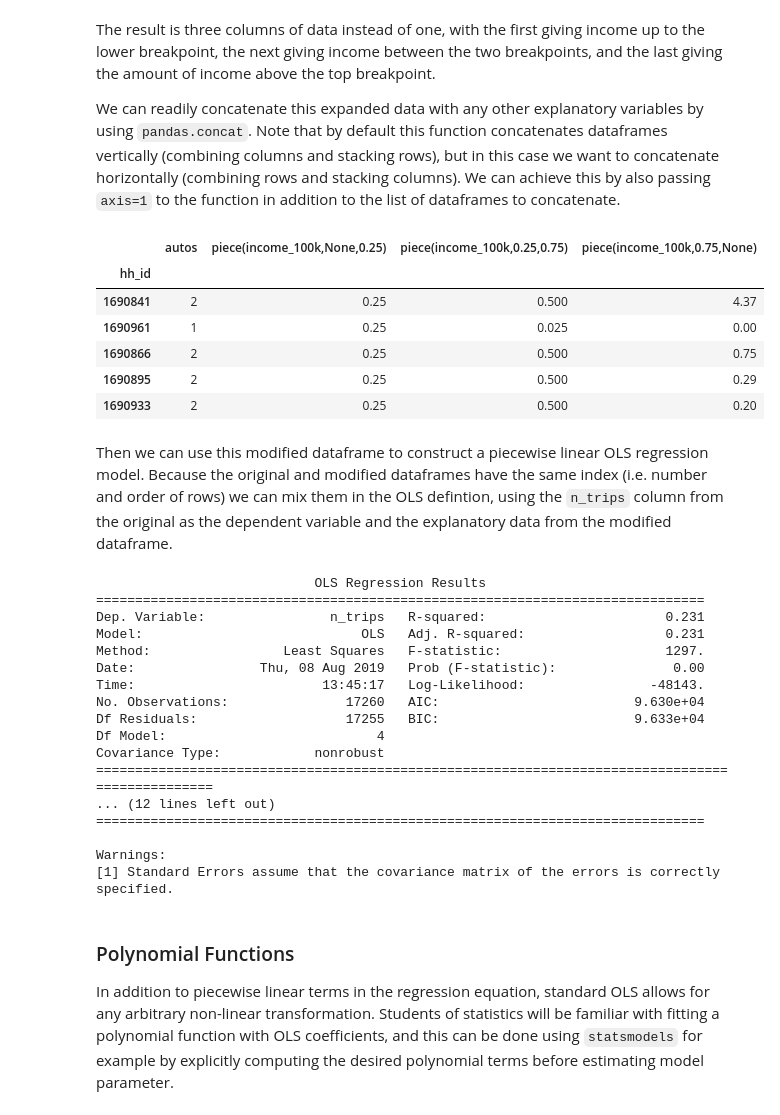
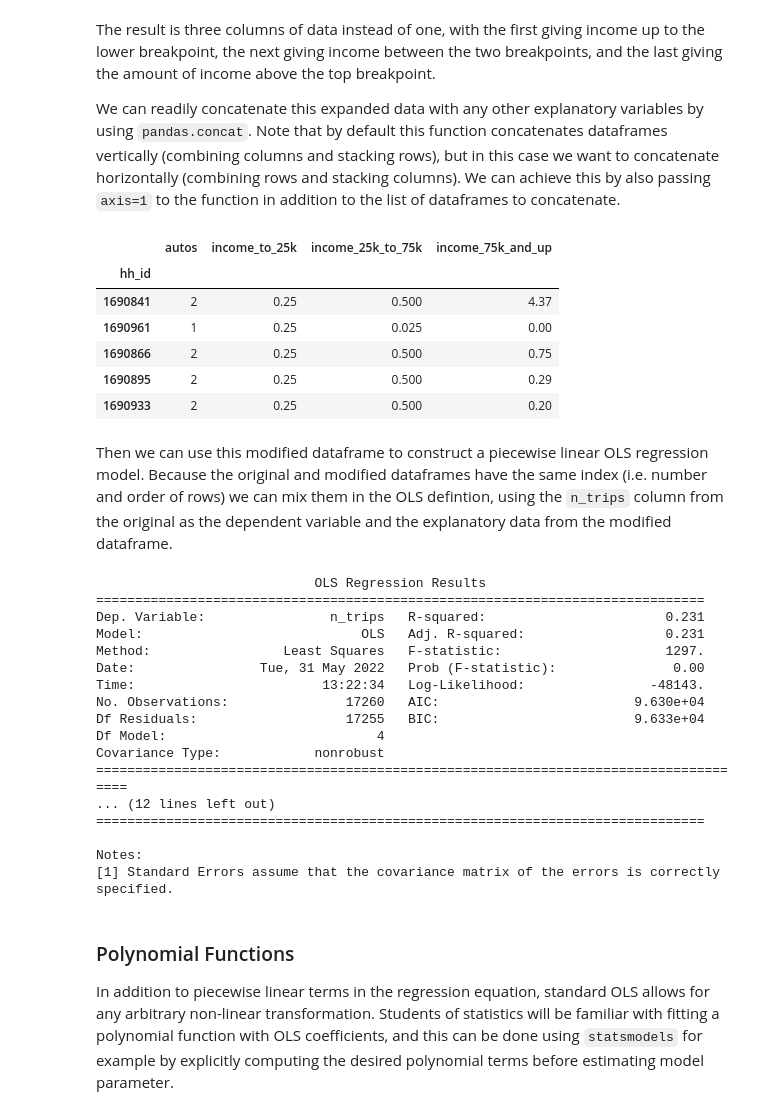
Before and after one commit to jpn--/python-for-transportation-modeling, a Jupyter notebook: course-content/tabular-analysis/linear-regression.ipynb, the cells around one changed output. Saved outputs shown, nothing was run; the diff lists cells and outputs as text; code cells hidden in the pictures.

```diff
--- a/course-content/tabular-analysis/linear-regression.ipynb
+++ b/course-content/tabular-analysis/linear-regression.ipynb
@@ -21,5 +19,18 @@ hh.set_index('hh_id', inplace=True)
+# %%
+def data_url(filename):
+    url = "https://github.com/jpn--/python-for-transportation-modeling/raw/master/example-package/transportation_tutorials/data/"
+    return url + filename
+
+def get_data(filename):
+    if not os.path.isfile(filename):
+        import urllib.request
+        urllib.request.urlretrieve(data_url(filename), filename)
+    return filename
+
+hh = pd.read_csv(get_data('SERPM8-BASE2015-HOUSEHOLDS.csv.gz'), index_col=0)
+hh.set_index('hh_id', inplace=True)
 # %%
-trips = pd.read_csv(tt.data('SERPM8-BASE2015-TRIPS'))
+trips = pd.read_csv(get_data('SERPM8-BASE2015-TRIPS.csv.gz'))
 # %% [markdown]
 If we want to develop a linear regression model to predict trip generation
 by households, we'll need to merge these two data tables, tabulating the number
@@ -175,0 +173,7 @@ piecewise_expansion(hh.income, [25_000, 75_000]).head()
+# %%
+piecewise_income = pd.DataFrame({
+    'income_to_25k': hh.income.clip(None, 25_000),
+    'income_25k_to_75k': hh.income.clip(25_000, 75_000) - 25_000,
+    'income_75k_and_up': hh.income.clip(75_000) - 75_000,
+})
+piecewise_income.head()
@@ -188,12 +200,12 @@ function in addition to the list of dataframes to concatenate.
 # %%
 hh_edited = pd.concat([
     hh.autos,
-    piecewise_expansion(hh.income_100k, [.25, .75]),
+    piecewise_income / 100_000,
 ], axis=1)
 
 hh_edited.head()
 # %% [output]
-|  | autos | piece(income_100k,None,0.25) | piece(income_100k,0.25,0.75) | piece(income_100k,0.75,None) |
+|  | autos | income_to_25k | income_25k_to_75k | income_75k_and_up |
 | hh_id |  |  |  |  |
 | 1690841 | 2 | 0.25 | 0.500 | 4.37 |
 | 1690961 | 1 | 0.25 | 0.025 | 0.00 |
@@ -218,17 +230,17 @@ print(res.summary())
 Dep. Variable:                n_trips   R-squared:                       0.231
 Model:                            OLS   Adj. R-squared:                  0.231
 Method:                 Least Squares   F-statistic:                     1297.
-Date:                Thu, 08 Aug 2019   Prob (F-statistic):               0.00
-Time:                        13:45:17   Log-Likelihood:                -48143.
+Date:                Tue, 31 May 2022   Prob (F-statistic):               0.00
+Time:                        13:22:34   Log-Likelihood:                -48143.
 No. Observations:               17260   AIC:                         9.630e+04
 Df Residuals:                   17255   BIC:                         9.633e+04
 Df Model:                           4
 Covariance Type:            nonrobust
-================================================================================================
+=====================================================================================
 ... (12 lines left out)
 ==============================================================================
 
-Warnings:
+Notes:
 [1] Standard Errors assume that the covariance matrix of the errors is correctly specified.
 # %% [markdown]
 ### Polynomial Functions
```
Also changed, not shown: parts of 15 cells of this notebook, 3 other files.
